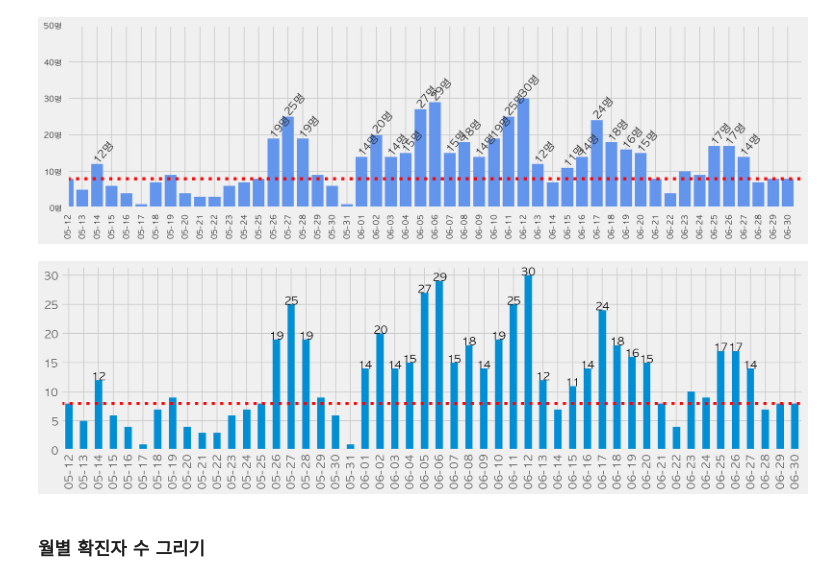
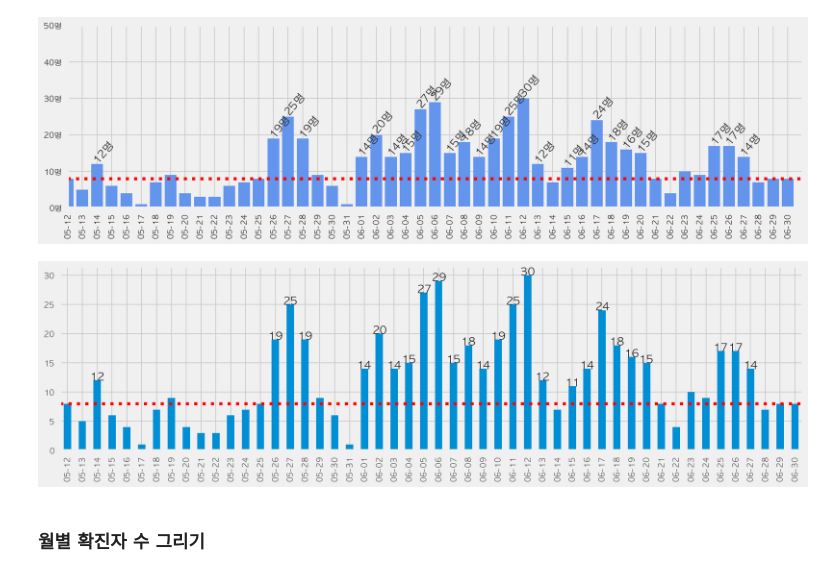
Before and after one commit to HongB1/2022-KHU-Bioinformatics-lab, a Jupyter notebook: code/Lab10_EDA.ipynb, the cells around one changed output. Saved outputs shown, nothing was run; the diff lists cells and outputs as text; code cells hidden in the pictures.

```diff
--- a/code/Lab10_EDA.ipynb
+++ b/code/Lab10_EDA.ipynb
@@ -191,5 +214,8 @@ df.head(5)
 # %% [markdown]
 ### 선그래프 그리기
 [Visualization — pandas documentation](https://pandas.pydata.org/pandas-docs/stable/user_guide/visualization.html)
+# %%
+x = df['확진일자'].value_counts().sort_index().index
+y = df['확진일자'].value_counts().sort_index()
 # %%
 fig, ax = plt.subplots(figsize=(15, 4))
@@ -203,2 +229,4 @@ Text(0.5, 1.0, '확진일자 별 확진자수')
 # %% [markdown]
 ### 선그래프에 값 표시하기
+# %%
+df['확진일자'] = df['확진일자'].astype(str)
@@ -205,8 +264,13 @@ Text(0.5, 1.0, '확진일자 별 확진자수')
 # %%
 # 일자별 확진자수를 선그래프로 그립니다.
 # 연도는 모두 2020년이기 때문에 월일만 표기되도록 슬라이싱을 사용해 "월일" 컬럼을 만듭니다.
-df["월일"] = df["확진일자"].astype(str).map(lambda x : x[-5:])
+df['확진일자'] = df['확진일자'].astype(str) # type을 datetime에서 string으로 변환
+df['월일'] = df['확진일자'].apply(lambda x: x[-5:]) # -5에서부터 끝까지 슬라이싱 -> 월,일만
 display(df['월일'])
+
+# from collections import Counter
+# day_count = Counter(df['월일'])
+# day_count = dict(sorted(day_count.items()))
 day_count = df["월일"].value_counts().sort_index()
 print(day_count)
 day_count.iloc[2]
@@ -236,9 +300,3 @@ Name: 월일, Length: 1321, dtype: object
 06-30     8
 Name: 월일, Length: 130, dtype: int64
 3
-# %%
-g = day_count.plot(figsize=(15, 4))
-for i in range(len(day_count)):
-    case_count = day_count.iloc[i]
-    if case_count > 20:
-        g.text(x=i, y=case_count, s=f'{case_count}명')
@@ -415,17 +480,17 @@ ax.axhline(day_count.median(), linestyle=":", color="red")
 <matplotlib.lines.Line2D at 0x...>
 [figure]
 # %%
-# # 슬라이싱을 통해 최근 데이터만 그립니다.
+# 슬라이싱을 통해 최근 데이터만 그립니다.
 
-# g = day_count[-50:].plot.bar(figsize=(15, 4))
-# g.axhline(day_count.median(), linestyle=":", color="red")
+g = day_count[-50:].plot.bar(figsize=(15, 4))
+g.axhline(day_count.median(), linestyle=":", color="red")
 
-# for i in range(50):
-#     case_count = day_count[-50:].iloc[i]
-#     if case_count > 10:
-#         g.text(x=i-0.5, y=case_count, s=case_count)
+for i in range(50):
+    case_count = day_count[-50:].iloc[i]
+    if case_count > 10:
+        g.text(x=i-0.5, y=case_count, s=case_count)
 # %% [output]
-[figure, old version]
+[figure, new version]
 # %% [markdown]
 ### 월별 확진자 수 그리기
 # %%
```
Also changed, not shown: parts of 23 cells of this notebook.
